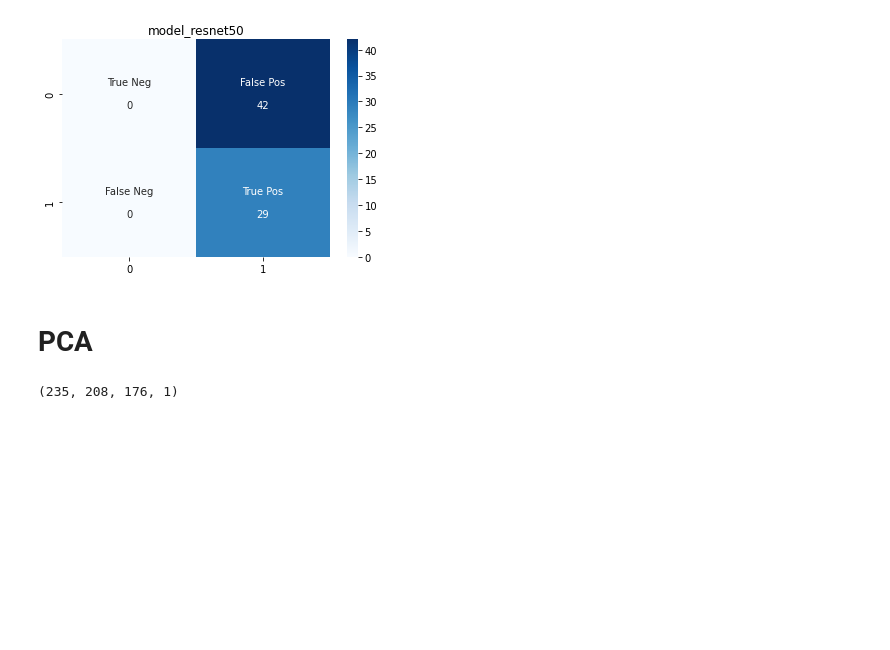
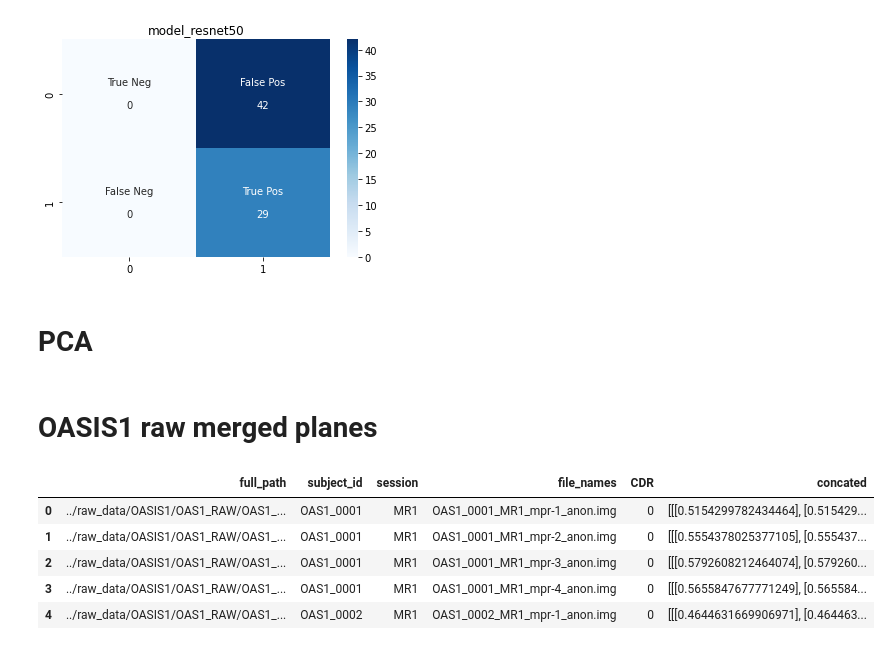
Before and after one commit to mkvph0ch/memobrain, a Jupyter notebook: notebooks/mkvph0ch_cnns.ipynb, the cells around one changed output. Saved outputs shown, nothing was run; the diff lists cells and outputs as text; code cells hidden in the pictures; blank space fills up the shorter version.

```diff
--- a/notebooks/mkvph0ch_cnns.ipynb
+++ b/notebooks/mkvph0ch_cnns.ipynb
@@ -879,7 +886,17 @@ plot_cf_matrix(conf_matrix_oas1_masked_resnet50, 'model_resnet50')
 m_PCA = PCA(n_components=10)
 m_PCA.fit(oas1_masked_gifs_df['img'].values) # fit data with PCA algorithm
 X_pca_oas1_masked_gifs = m_PCA.transform(X_oas1_masked_gifs)
-# %%
-X_pca_oas1_masked_gifs
-# %% [output]
-(235, 208, 176, 1)
+# %% [markdown]
+# OASIS1 raw merged planes
+# %%
+# load OASIS1 raw pickle file
+oas1_raw_concat_df_file = user_path.joinpath('raw_data/OASIS1/oas1_raw_concat_df.pkl') #from GH
+oas1_raw_concat_df = pd.read_pickle(oas1_raw_concat_df_file)
+oas1_raw_concat_df.head()
+# %% [output]
+|  | full_path | subject_id | session | file_names | CDR | concated |
+| 0 | ../raw_data/OASIS1/OAS1_RAW/OAS1_... | OAS1_0001 | MR1 | OAS1_0001_MR1_mpr-1_anon.img | 0 | [[[0.5154299782434464], [0.515429... |
+| 1 | ../raw_data/OASIS1/OAS1_RAW/OAS1_... | OAS1_0001 | MR1 | OAS1_0001_MR1_mpr-2_anon.img | 0 | [[[0.5554378025377105], [0.555437... |
+| 2 | ../raw_data/OASIS1/OAS1_RAW/OAS1_... | OAS1_0001 | MR1 | OAS1_0001_MR1_mpr-3_anon.img | 0 | [[[0.5792608212464074], [0.579260... |
+| 3 | ../raw_data/OASIS1/OAS1_RAW/OAS1_... | OAS1_0001 | MR1 | OAS1_0001_MR1_mpr-4_anon.img | 0 | [[[0.5655847677771249], [0.565584... |
+| 4 | ../raw_data/OASIS1/OAS1_RAW/OAS1_... | OAS1_0002 | MR1 | OAS1_0002_MR1_mpr-1_anon.img | 0 | [[[0.4644631669906971], [0.464463... |
```
Also changed, not shown: parts of 12 cells of this notebook.
